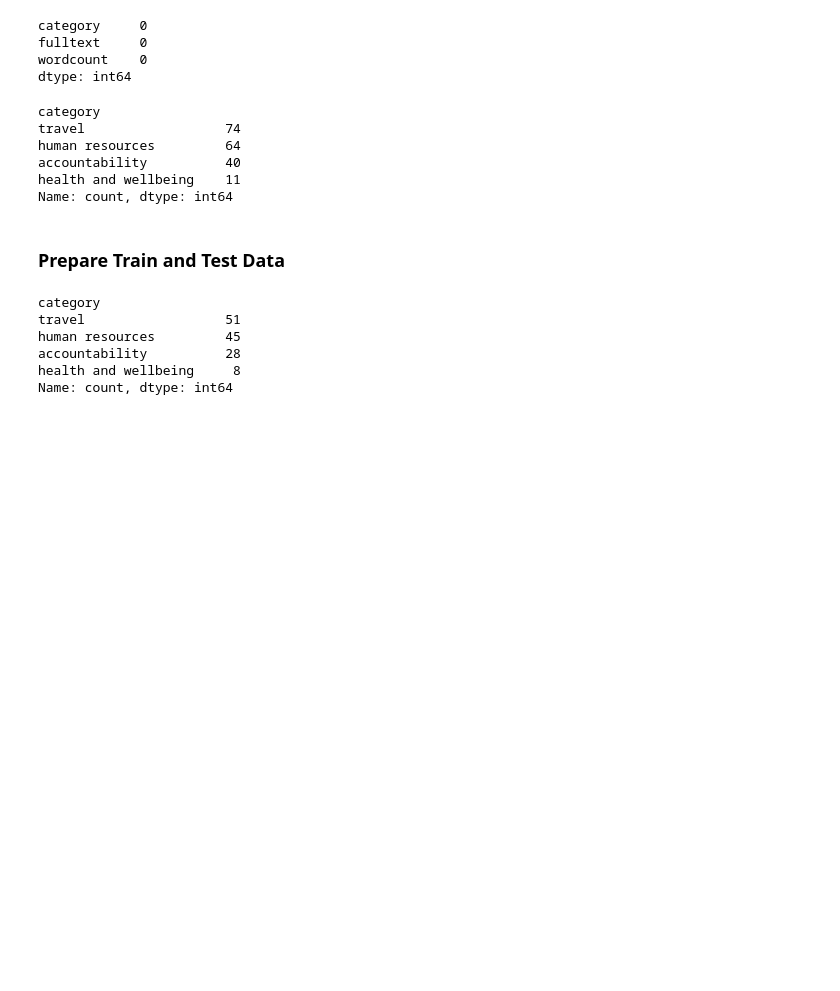
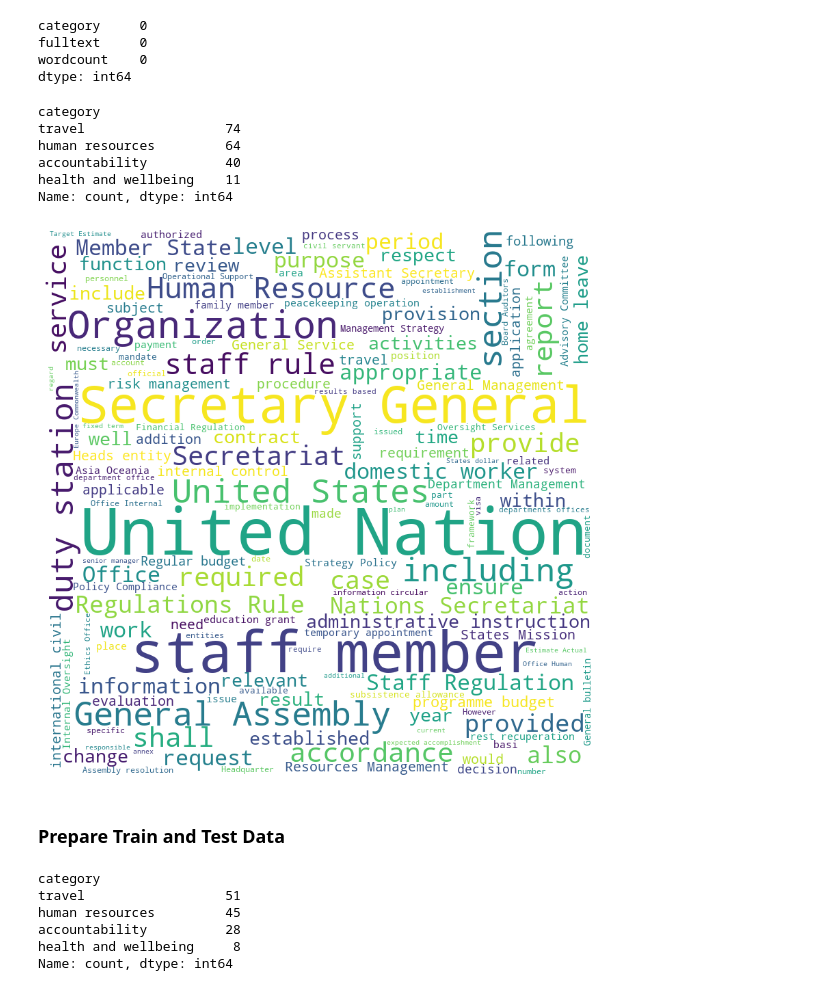
Before and after one commit to cdungca/document-classifier-final, a Jupyter notebook: main.ipynb, the cells around one changed output. Drawn from its saved outputs; the diff is of its cells as text; code cells hidden in the pictures; blank space fills up the shorter version.

```diff
--- a/main.ipynb
+++ b/main.ipynb
@@ -173,6 +180,19 @@ human resources         64
 accountability          40
 health and wellbeing    11
 Name: count, dtype: int64
+# %%
+# use wordcloud to visualize the most common words in the dataset
+wordcloud = WordCloud(width = 800, height = 800,
+                background_color ='white',
+                stopwords = stopwords.words('english'),
+                min_font_size = 10).generate(' '.join(Corpus['fulltext']))
+plt.figure(figsize = (8, 8), facecolor = None)
+plt.imshow(wordcloud)
+plt.axis("off")
+plt.tight_layout(pad = 0)
+plt.show()
+# %% [output]
+[figure, added]
 # %% [markdown]
 ### Prepare Train and Test Data
 # %%
```
Also changed, not shown: parts of 1 cell of this notebook, 2 other files.
